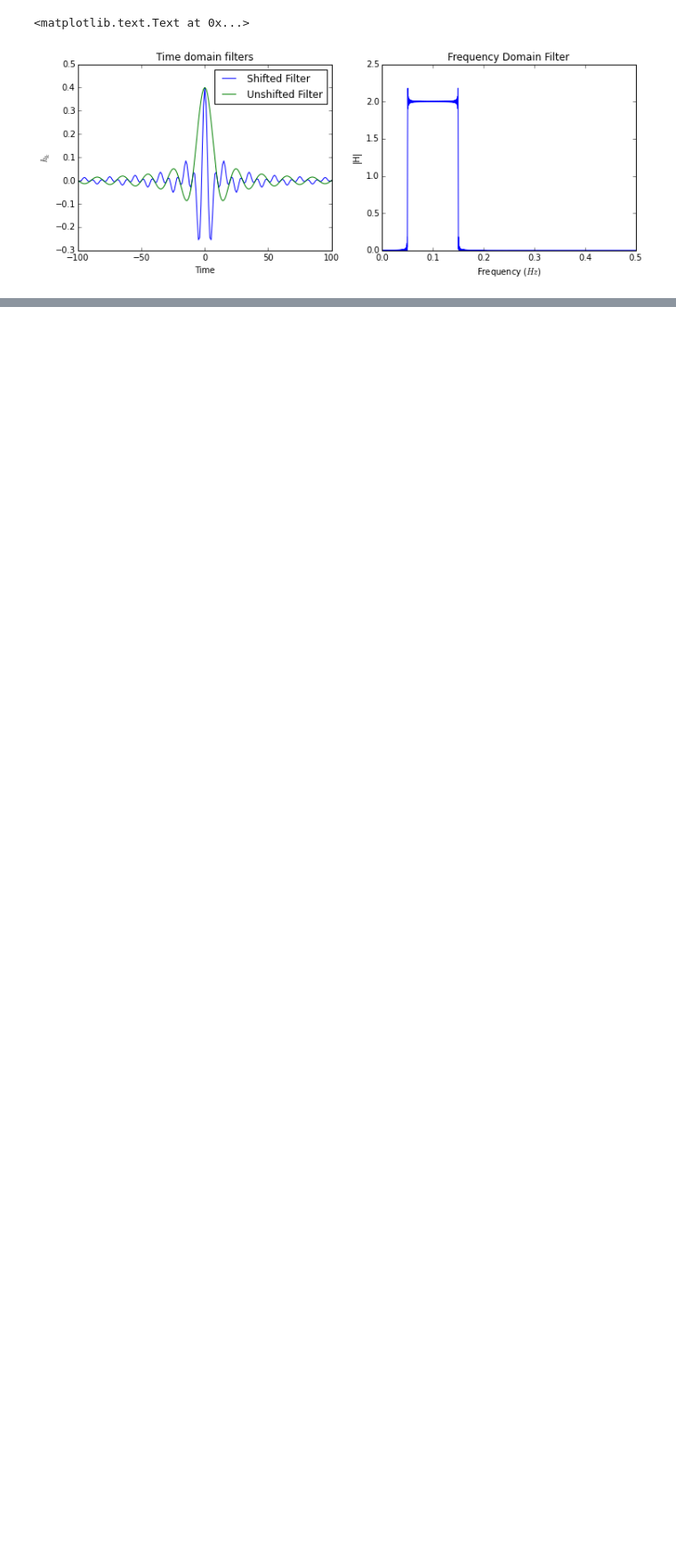
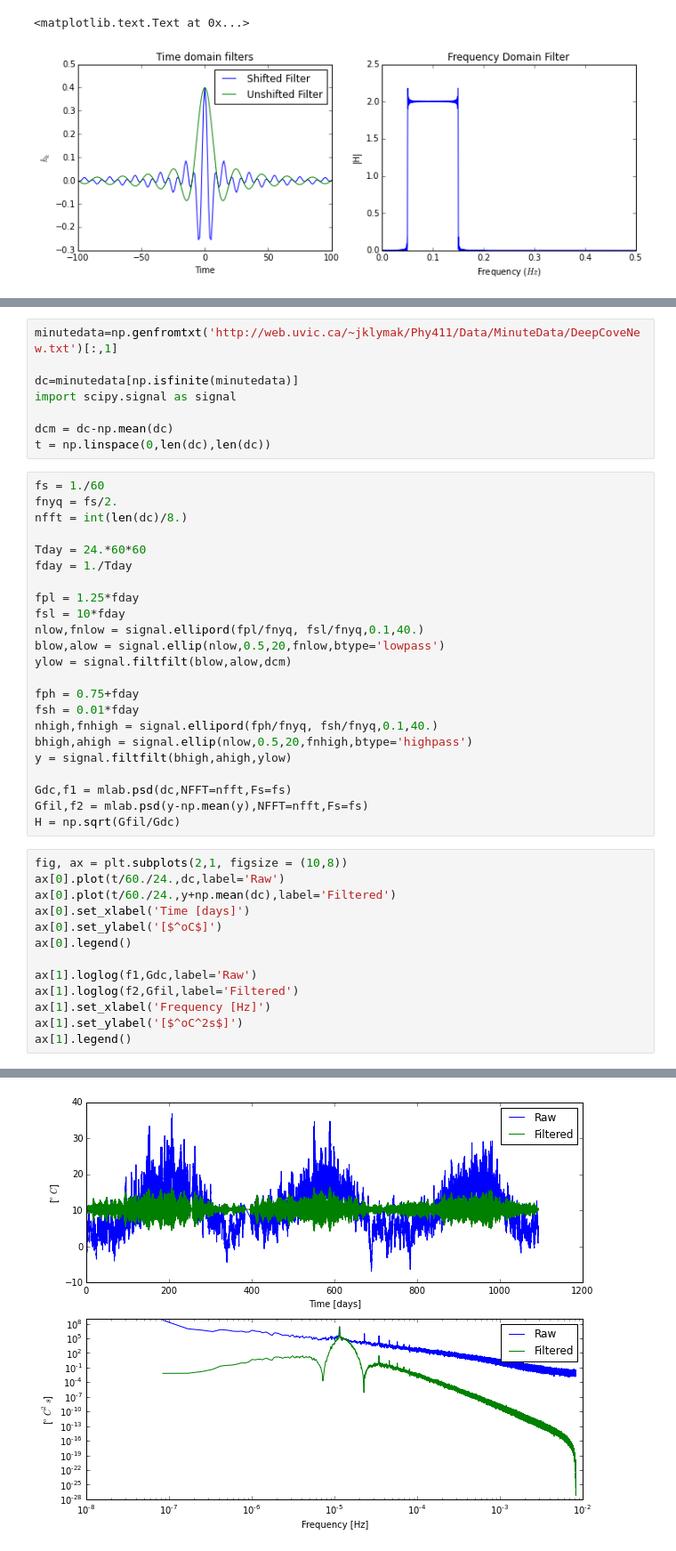
Before and after one commit to MDWine/Phys411, a Jupyter notebook: Assignment7.ipynb, the cells around one changed output, grey strips where cells are left out. Shown at 89% size. Saved outputs shown, nothing was run; the diff lists cells and outputs as text; blank space fills up the shorter version.

```diff
--- a/Assignment7.ipynb
+++ b/Assignment7.ipynb
@@ -248,0 +267,45 @@ plt.subplots_adjust(hspace = 0.4)
+# %%
+minutedata=np.genfromtxt('http://web.uvic.ca/~jklymak/Phy411/Data/MinuteData/DeepCoveNew.txt')[:,1]
+
+dc=minutedata[np.isfinite(minutedata)]
+import scipy.signal as signal
+
+dcm = dc-np.mean(dc)
+t = np.linspace(0,len(dc),len(dc))
+# %%
+fs = 1./60
+fnyq = fs/2.
+nfft = int(len(dc)/8.)
+
+Tday = 24.*60*60
+fday = 1./Tday
+
+fpl = 1.25*fday
+fsl = 10*fday
+nlow,fnlow = signal.ellipord(fpl/fnyq, fsl/fnyq,0.1,40.)
+blow,alow = signal.ellip(nlow,0.5,20,fnlow,btype='lowpass')
+ylow = signal.filtfilt(blow,alow,dcm)
+
+fph = 0.75+fday
+fsh = 0.01*fday
+nhigh,fnhigh = signal.ellipord(fph/fnyq, fsh/fnyq,0.1,40.)
+bhigh,ahigh = signal.ellip(nlow,0.5,20,fnhigh,btype='highpass')
+y = signal.filtfilt(bhigh,ahigh,ylow)
+
+Gdc,f1 = mlab.psd(dc,NFFT=nfft,Fs=fs)
+Gfil,f2 = mlab.psd(y-np.mean(y),NFFT=nfft,Fs=fs)
+H = np.sqrt(Gfil/Gdc)
+# %%
+fig, ax = plt.subplots(2,1, figsize = (10,8))
+ax[0].plot(t/60./24.,dc,label='Raw')
+ax[0].plot(t/60./24.,y+np.mean(dc),label='Filtered')
+ax[0].set_xlabel('Time [days]')
+ax[0].set_ylabel('[$^oC$]')
+ax[0].legend()
+
+ax[1].loglog(f1,Gdc,label='Raw')
+ax[1].loglog(f2,Gfil,label='Filtered')
+ax[1].set_xlabel('Frequency [Hz]')
+ax[1].set_ylabel('[$^oC^2s$]')
+ax[1].legend()
+# %% [output]
@@ -248,0 +313 @@ plt.subplots_adjust(hspace = 0.4)
+[figure, added]
```
Also changed, not shown: parts of 17 cells of this notebook.
